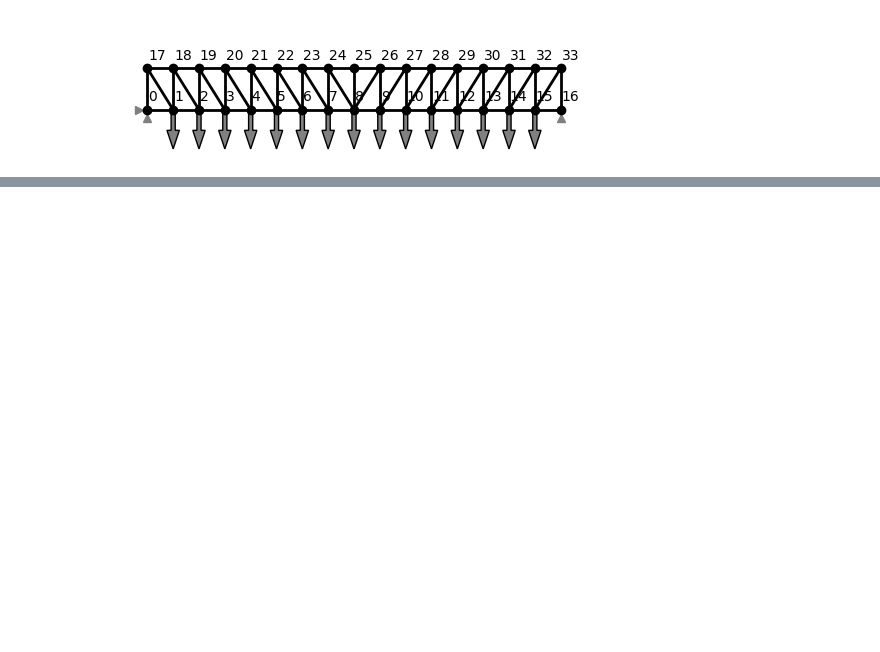
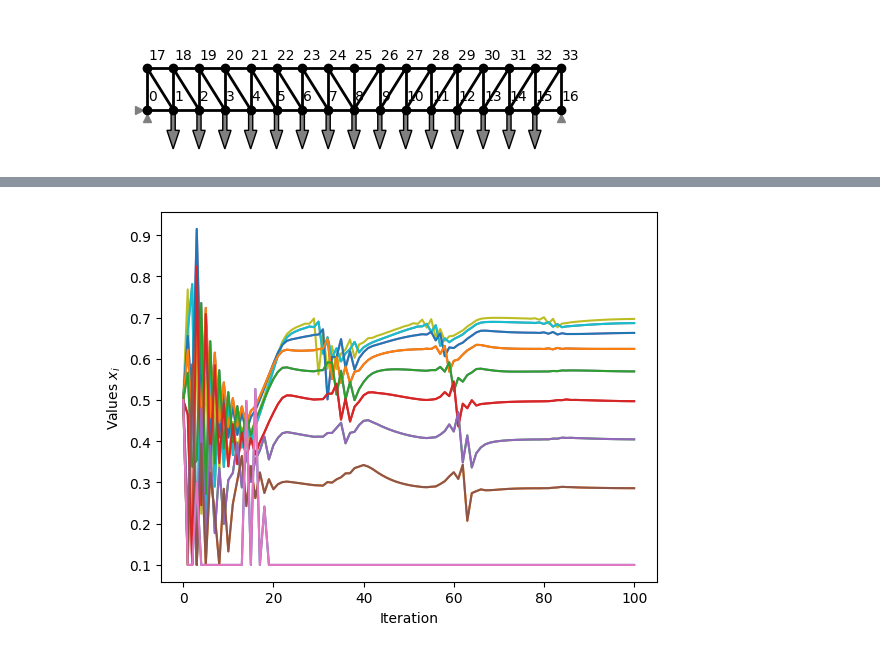
Before and after one commit to meyer-nils/torch-fem, a Jupyter notebook: examples/optimization/truss/shape.ipynb, the cells around one changed output, grey strips where cells are left out. Drawn from its saved outputs; the diff is of its cells as text; code cells hidden in the pictures; blank space fills up the shorter version.

```diff
--- a/examples/optimization/truss/shape.ipynb
+++ b/examples/optimization/truss/shape.ipynb
@@ -143,16 +195,16 @@ def g(x):
 # %%
-s = 0.7
+s = 0.8
 
 # Set up lists for L, U, x
 L = []
 U = []
 x = [x_0]
 
-# Define the initial value, lower bound, and upper bound of "mu"
-mu_0 = torch.tensor([0.01])
+# Define the lower bound and upper bound of "mu"
 mu_lower = torch.tensor([1e-10])
+mu_upper = torch.tensor([1.0])
 
-for k in range(50):
+for k in range(100):
     # Update asymptotes with heuristic procedure (see Exercise 04)
     if k <= 1:
         L.append(x[k] - s * (x_max - x_min))
@@ -177,10 +229,6 @@ for k in range(50):
     # Compute the current approximation function and save gradients
     f_tilde, f_grad = MMA(f, x[k], L[k], U[k])
     g_tilde, g_grad = MMA(g, x[k], L[k], U[k])
-
-    # Define the Lagrangian
-    def lagrangian(x, mu):
-        return f_tilde(x) + mu * g_tilde(x)
 
     # Define x_star by minimizing the Lagrangian w. r. t. x analytically
     def x_star(mu):
@@ -209,12 +257,12 @@ for k in range(50):
         x_hat[cond4] = (U[k][cond4] + L[k][cond4] * roots) / (1 + roots)
         return torch.clamp(x_hat, x_min_k, x_max_k)
 
-    # Define (-1 times) the dual function
-    def dual_function(mu):
-        return -lagrangian(x_star(mu), mu)
+    # Gradient of dual function
+    def dual_grad(mu):
+        return g_tilde(x_star(mu)).detach()
 
-    # Compute the maximum of the dual function
-    mu_star = box_constrained_decent(dual_function, mu_0, mu_lower)
+    # Solve for optimal "mu" with bisection method
+    mu_star = bisect(dual_grad, mu_lower, mu_upper)
 
     # Compute current optimal point with dual solution
     x.append(x_star(mu_star).detach())
@@ -220,0 +273,8 @@ for k in range(50):
+# %%
+# Plot the development of design variables
+plt.plot(torch.stack(x).detach())
+plt.xlabel("Iteration")
+plt.ylabel("Values $x_i$")
+plt.show()
+# %% [output]
+[figure, added]
```
Also changed, not shown: parts of 19 cells of this notebook.
